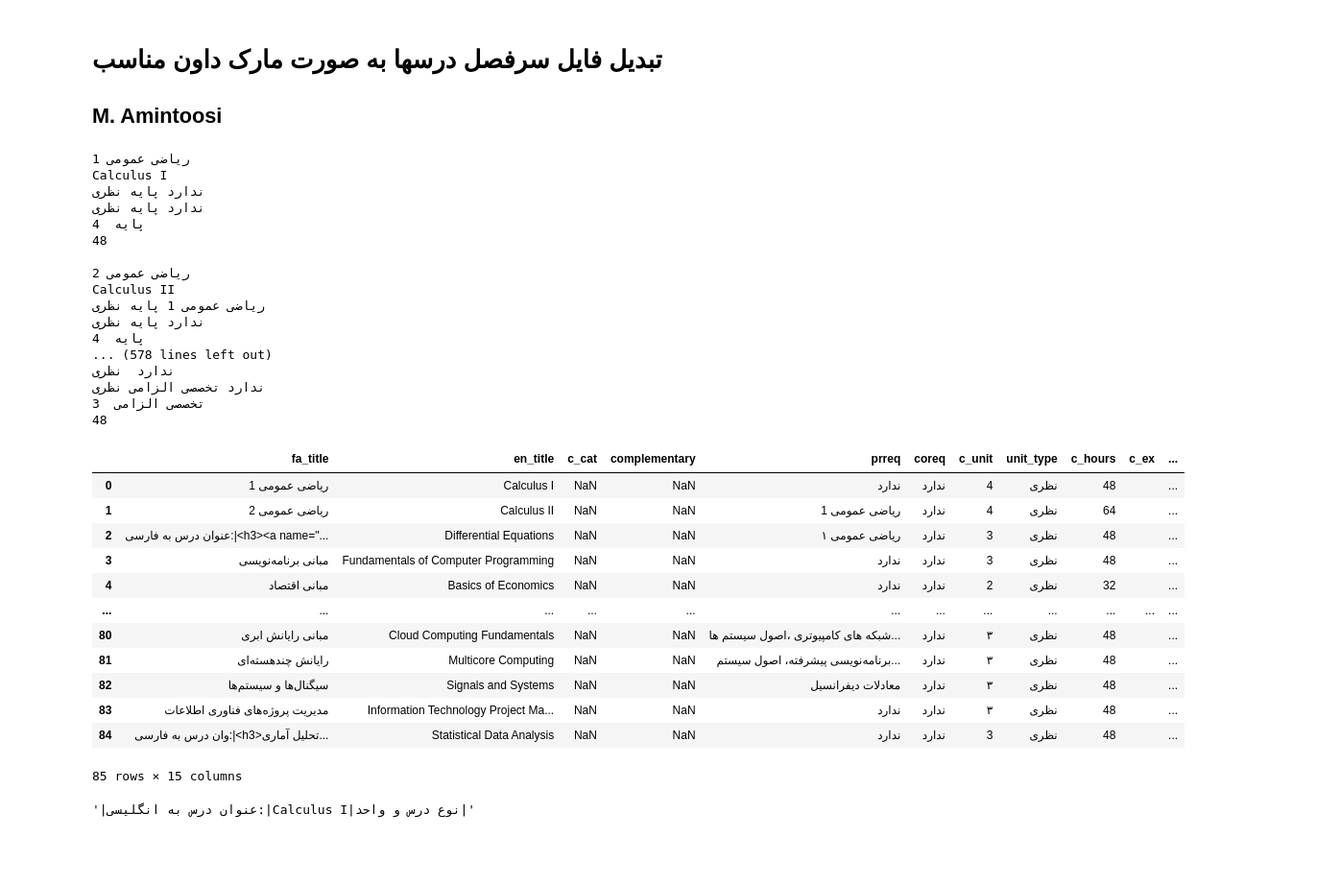
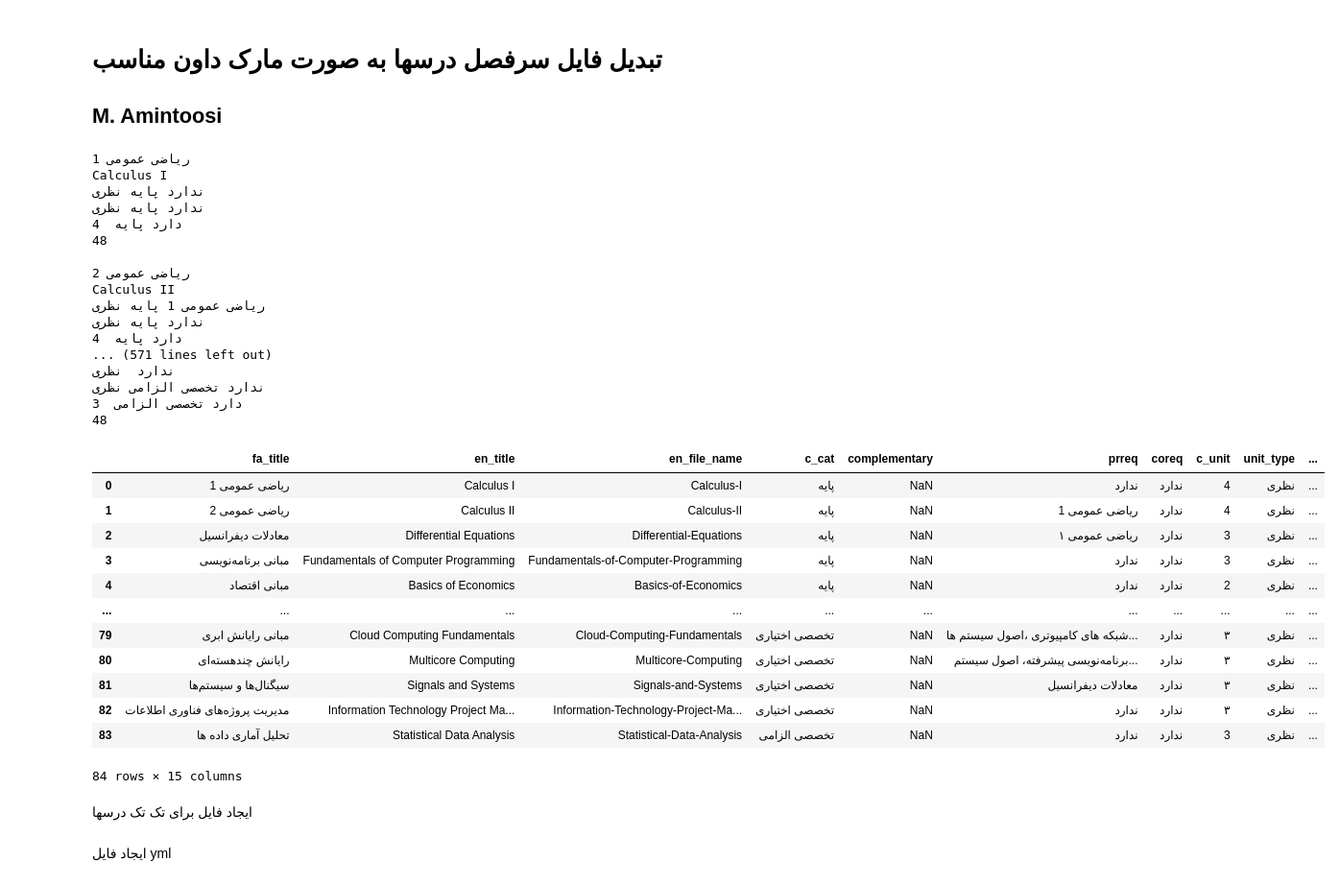
Before and after one commit to mamintoosi/mkdocs-base, a Jupyter notebook: site/md2md.ipynb, the cells around one changed output. Shown: that part at 96% size. Cells and saved outputs as stored; diff of their text form; code cells hidden in the pictures; blank space fills up the shorter version.

```diff
--- a/site/md2md.ipynb
+++ b/site/md2md.ipynb
@@ -29,6 +29,8 @@ def extract_elements(input_str):
     if 'n' in c_cat  or '¢' in c_cat:
         c_cat = c_cat.replace('n','').strip()
         c_cat = c_cat.replace('¢','').strip()
+    elif 'حل تمرین' in c_cat:
+        c_cat = re.sub('حل تمرین','',c_cat)
     else:
         c_cat = ''
     # print(c_cat)
@@ -47,8 +49,8 @@ def extract_elements(input_str):
     return prreq, c_cat, unit_type
 # %%
 # Load the file into file_content
-file_content = [line for line in open('Computer_Science_15_md.md')]
-col_names = ['fa_title','en_title','c_cat','complementary','prreq','coreq',\
+file_content = [line for line in open('input/Computer_Science_15_md.md')]
+col_names = ['fa_title','en_title','en_file_name','c_cat','complementary','prreq','coreq',\
                            'c_unit','unit_type','c_hours','c_ex','c_goal1','c_goal2','sar_fasl','c_refs']
 df = pd.DataFrame(columns=col_names)
 
@@ -66,7 +68,8 @@ while line_no < len(file_content):
     srch_str = "عنوان درس به فارسی:"
     # print(result.find(srch_str))
     if result.find(srch_str) != -1:
-        start_idx = result.find('</a>') + 4
+        result = re.sub("<a.*?/a>",'',result)
+        start_idx = result.find('<h3>') + 4
         end_idx = result.rfind('</h3>')
         fa_title = result[start_idx:end_idx]
         fa_title = re.sub('\*', '', fa_title)
@@ -83,8 +86,8 @@ while line_no < len(file_content):
         en_title = result[start_idx+1:end_idx]
         en_title = re.sub('\*', '', en_title)
         en_title = en_title.strip()
-        # en_file_name = re.sub('\&', 'and', en_title)
-        # en_file_name = re.sub(' ', '-', en_file_name)
+        en_file_name = re.sub('\&', 'and', en_title)
+        en_file_name = re.sub(' ', '-', en_file_name)
         print(en_title)
 
         # پیش نیاز
@@ -104,8 +107,8 @@ while line_no < len(file_content):
         line_no += 1
         line = file_content[line_no]
         c_unit, c_ex, c_cat_ = extract_elements(line)
-        # if unit_type == '':
-        #     unit_type = unit_type_
+        if unit_type == '':
+            unit_type = "نظری-عملی"
         c_cat = c_cat+c_cat_
         print(c_unit, c_ex, c_cat)
 
@@ -148,49 +151,49 @@ while line_no < len(file_content):
                 refs.append(line)
             line_no += 1
             if line_no>= len(file_content):
                 break
             line = file_content[line_no]
             # print(line_no)
 
         if line.find("عنوان درس به فارسی:") != -1:
             line_no -= 1
-        this_course ={'fa_title':fa_title, 'en_title':en_title,'c_cat':c_cat,'prreq':prreq,'coreq':coreq,\
+        this_course ={'fa_title':fa_title, 'en_title':en_title, 'en_file_name':en_file_name,'c_cat':c_cat,'prreq':prreq,'coreq':coreq,\
                            'c_unit':c_unit,'unit_type':unit_type,'c_hours':c_hours,'c_ex':c_ex,\
                             'sar_fasl':sar_fasl,'c_refs':refs}
         df = df.append(this_course,ignore_index=True)
     line_no += 1
     # print('')
 
 df
 # %% [output]
 ریاضی عمومی 1
 Calculus I
 ندارد پایه نظری
 ندارد پایه نظری
-4  پایه
+4  دارد پایه
 48
 
 ریاضی عمومی 2
 Calculus II
 ریاضی عمومی 1 پایه نظری
 ندارد پایه نظری
-4  پایه
-... (578 lines left out)
+4  دارد پایه
+... (571 lines left out)
 ندارد  نظری
 ندارد تخصصی الزامی نظری
-3  تخصصی الزامی
+3  دارد تخصصی الزامی
 48
-|  | fa_title | en_title | c_cat | complementary | prreq | coreq | c_unit | unit_type | c_hours | c_ex | ... |
-| 0 | ریاضی عمومی 1 | Calculus I | NaN | NaN | ندارد | ندارد | 4 | نظری | 48 |  | ... |
-| 1 | ریاضی عمومی 2 | Calculus II | NaN | NaN | ریاضی عمومی 1 | ندارد | 4 | نظری | 64 |  | ... |
-| 2 | عنوان درس به فارسی:|<h3><a name="... | Differential Equations | NaN | NaN | ریاضی عمومی ۱ | ندارد | 3 | نظری | 48 |  | ... |
-| 3 | مبانی برنامه‌نویسی | Fundamentals of Computer Programming | NaN | NaN | ندارد | ندارد | 3 | نظری | 48 |  | ... |
-| 4 | مبانی اقتصاد | Basics of Economics | NaN | NaN | ندارد | ندارد | 2 | نظری | 32 |  | ... |
-| ... | ... | ... | ... | ... | ... | ... | ... | ... | ... | ... | ... |
-| 80 | مبانی رایانش ابری | Cloud Computing Fundamentals | NaN | NaN | شبکه های کامپيوتری ،اصول سيستم ها... | ندارد | ۳ | نظری | 48 |  | ... |
-| 81 | رایانش چند‌هسته‌ای | Multicore Computing | NaN | NaN | برنامه‌نویسی پیشرفته، اصول سیستم‌... | ندارد | ۳ | نظری | 48 |  | ... |
-| 82 | سیگنال‌ها و سیستم‌ها | Signals and Systems | NaN | NaN | معادلات دیفرانسيل | ندارد | ۳ | نظری | 48 |  | ... |
-| 83 | مدیریت پروژه‌های فناوری اطلاعات | Information Technology Project Ma... | NaN | NaN | ندارد | ندارد | ۳ | نظری | 48 |  | ... |
-| 84 | وان درس به فارسی:|<h3>تحلیل آماری... | Statistical Data Analysis | NaN | NaN | ندارد | ندارد | 3 | نظری | 48 |  | ... |
+|  | fa_title | en_title | en_file_name | c_cat | complementary | prreq | coreq | c_unit | unit_type | ... |
+| 0 | ریاضی عمومی 1 | Calculus I | Calculus-I | پایه | NaN | ندارد | ندارد | 4 | نظری | ... |
+| 1 | ریاضی عمومی 2 | Calculus II | Calculus-II | پایه | NaN | ریاضی عمومی 1 | ندارد | 4 | نظری | ... |
+| 2 | معادلات دیفرانسیل | Differential Equations | Differential-Equations | پایه | NaN | ریاضی عمومی ۱ | ندارد | 3 | نظری | ... |
+| 3 | مبانی برنامه‌نویسی | Fundamentals of Computer Programming | Fundamentals-of-Computer-Programming | پایه | NaN | ندارد | ندارد | 3 | نظری | ... |
+| 4 | مبانی اقتصاد | Basics of Economics | Basics-of-Economics | پایه | NaN | ندارد | ندارد | 2 | نظری | ... |
+| ... | ... | ... | ... | ... | ... | ... | ... | ... | ... | ... |
+| 79 | مبانی رایانش ابری | Cloud Computing Fundamentals | Cloud-Computing-Fundamentals | تخصصی اختیاری | NaN | شبکه های کامپيوتری ،اصول سيستم ها... | ندارد | ۳ | نظری | ... |
+| 80 | رایانش چند‌هسته‌ای | Multicore Computing | Multicore-Computing | تخصصی اختیاری | NaN | برنامه‌نویسی پیشرفته، اصول سیستم‌... | ندارد | ۳ | نظری | ... |
+| 81 | سیگنال‌ها و سیستم‌ها | Signals and Systems | Signals-and-Systems | تخصصی اختیاری | NaN | معادلات دیفرانسيل | ندارد | ۳ | نظری | ... |
+| 82 | مدیریت پروژه‌های فناوری اطلاعات | Information Technology Project Ma... | Information-Technology-Project-Ma... | تخصصی اختیاری | NaN | ندارد | ندارد | ۳ | نظری | ... |
+| 83 | تحلیل آماری داده ها | Statistical Data Analysis | Statistical-Data-Analysis | تخصصی الزامی | NaN | ندارد | ندارد | 3 | نظری | ... |
-85 rows × 15 columns
+84 rows × 15 columns
 # %%
@@ -198,7 +201,2 @@ df.to_excel('lessons.xlsx')
-# %%
-result = "|عنوان درس به انگلیسی:|Calculus I|نوع درس و واحد|"
-# result.find('|',3)
-result = result.replace('|I','')
-result
-# %% [output]
-'|عنوان درس به انگلیسی:|Calculus I|نوع درس و واحد|'
+# %% [markdown]
+ایجاد فایل برای تک تک درسها
@@ -204,0 +237,2 @@ result
+# %% [markdown]
+ایجاد فایل yml
```
Also changed, not shown: parts of 4 cells of this notebook, 53 other files.
